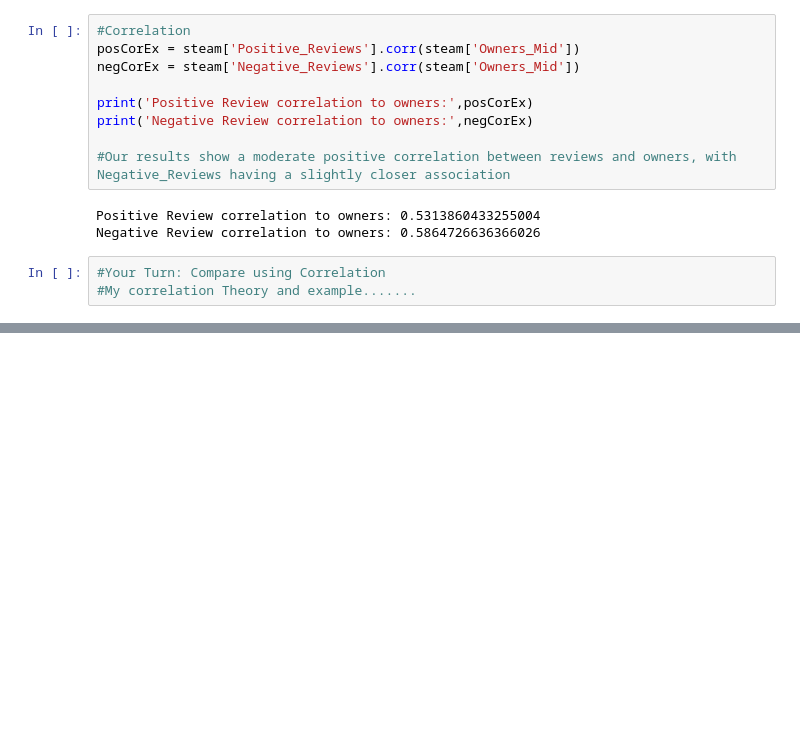
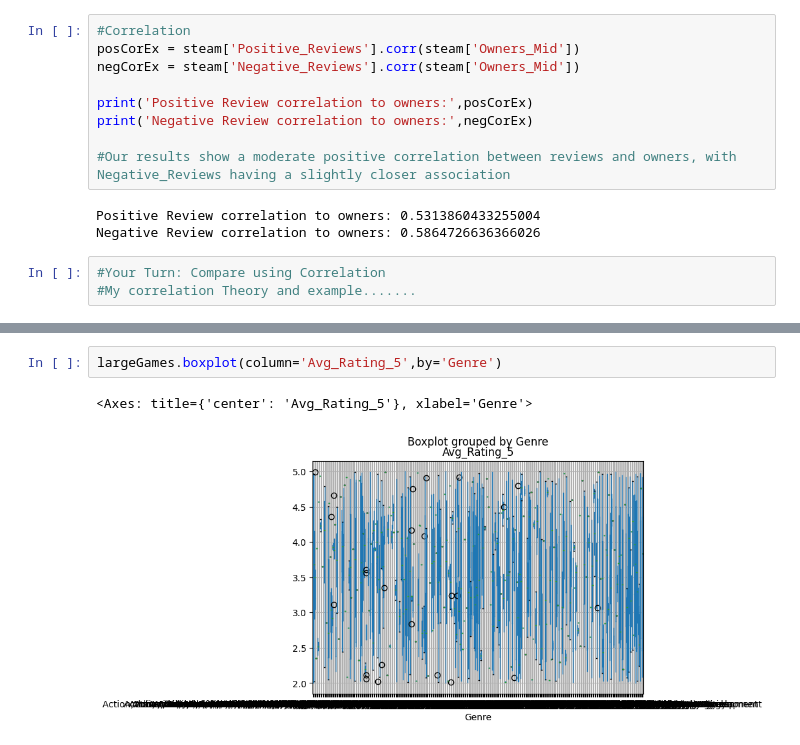
Before and after one commit to pschorey/Valpo_IT533, a Jupyter notebook: 01_Processing_and_Association.ipynb, the cells around one changed output, grey strips where cells are left out. Saved outputs shown, nothing was run; the diff lists cells and outputs as text; blank space fills up the shorter version.

```diff
--- a/01_Processing_and_Association.ipynb
+++ b/01_Processing_and_Association.ipynb
@@ -275,0 +365,5 @@ Negative Review correlation to owners: 0.5864726636366026
+# %%
+largeGames.boxplot(column='Avg_Rating_5',by='Genre')
+# %% [output]
+<Axes: title={'center': 'Avg_Rating_5'}, xlabel='Genre'>
+[figure, added]
```
Also changed, not shown: parts of 7 cells of this notebook.
